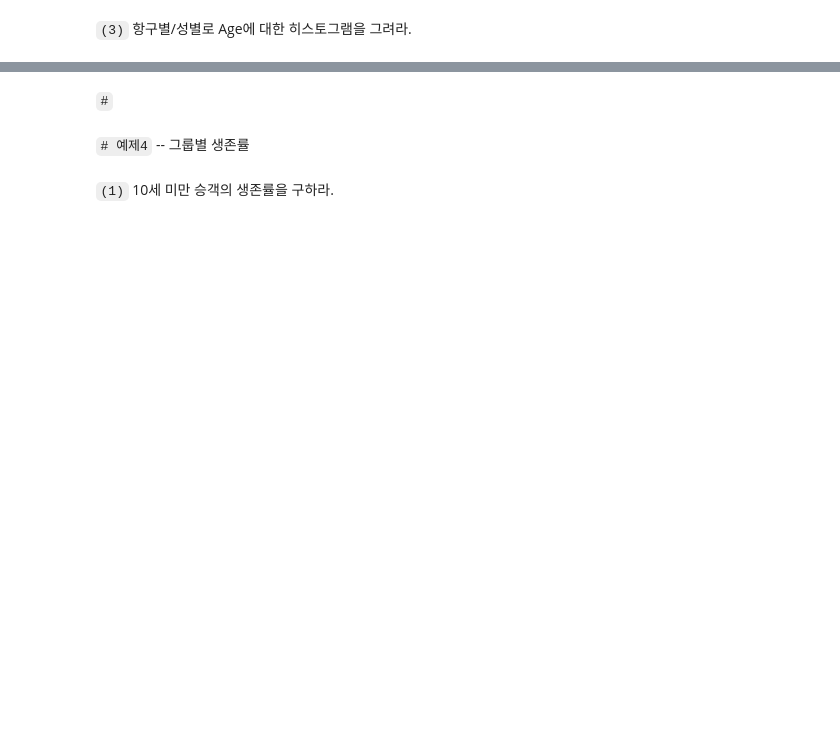
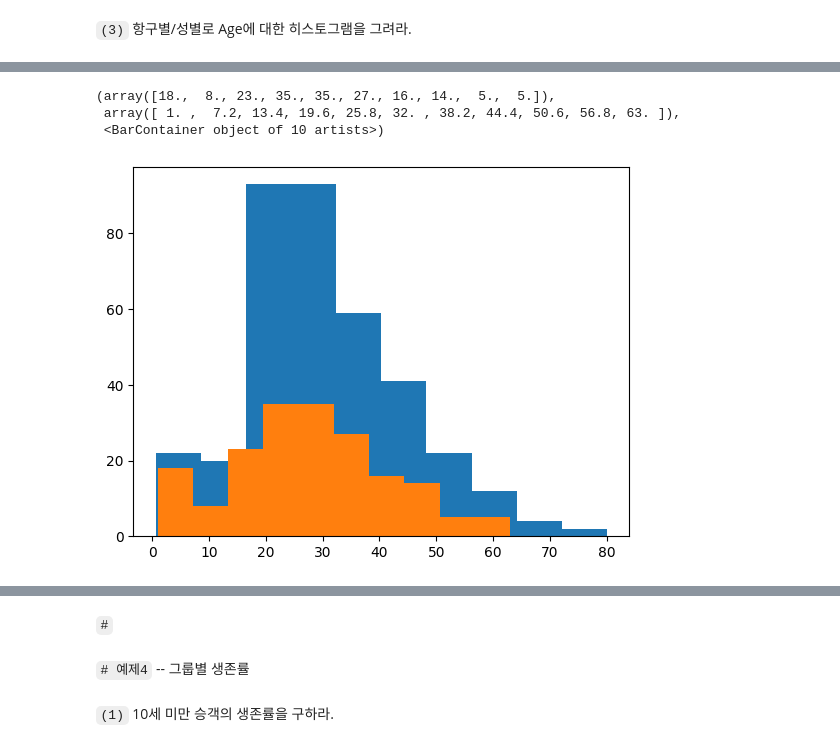
Before and after one commit to guebin/IAB2025-Play, a Jupyter notebook: content/11wk-2.ipynb, the cells around one changed output, grey strips where cells are left out. Drawn from its saved outputs; the diff is of its cells as text; code cells hidden in the pictures; blank space fills up the shorter version.

```diff
--- a/content/11wk-2.ipynb
+++ b/content/11wk-2.ipynb
@@ -74,0 +205,8 @@ df
+# %%
+plt.hist(df[(df.Sex == "male") & (df.Embarked == "S")].Age)
+plt.hist(df[(df.Sex == "female") & (df.Embarked == "S")].Age)
+# %% [output]
+(array([18.,  8., 23., 35., 35., 27., 16., 14.,  5.,  5.]),
+ array([ 1. ,  7.2, 13.4, 19.6, 25.8, 32. , 38.2, 44.4, 50.6, 56.8, 63. ]),
+ <BarContainer object of 10 artists>)
+[figure, added]
```
Also changed, not shown: parts of 31 cells of this notebook.
